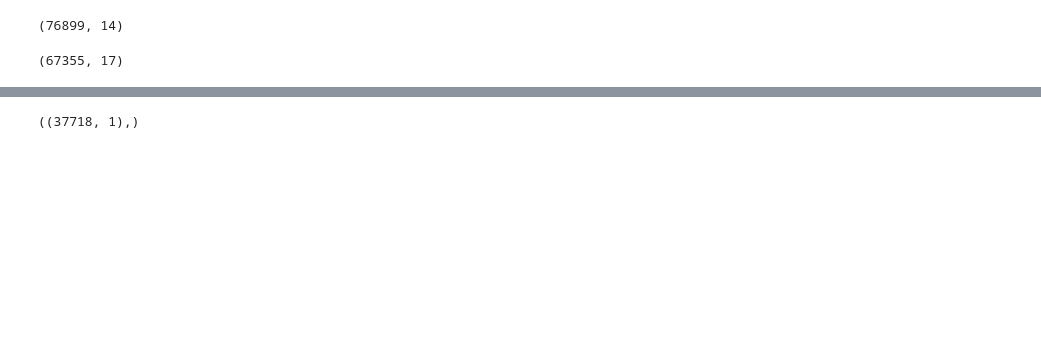
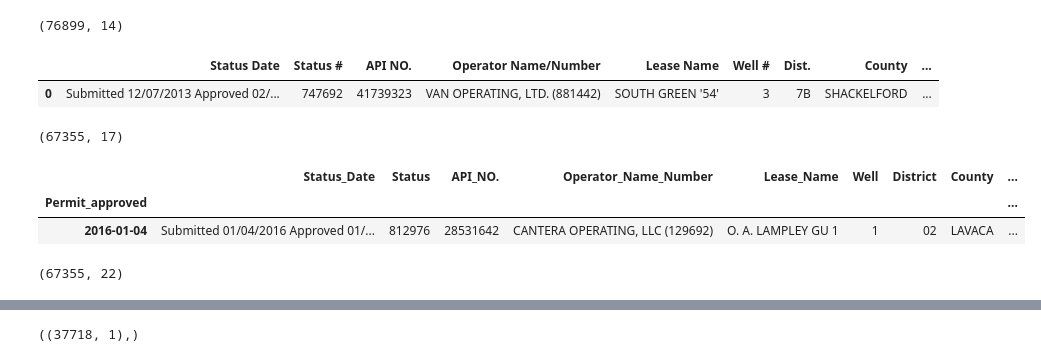
Before and after one commit to brianclements03/Individual_Project, a Jupyter notebook: scaling_troubleshoot.ipynb, the cells around one changed output, grey strips where cells are left out. Drawn from its saved outputs; the diff is of its cells as text; code cells hidden in the pictures; blank space fills up the shorter version.

```diff
--- a/scaling_troubleshoot.ipynb
+++ b/scaling_troubleshoot.ipynb
@@ -8,8 +8,24 @@ permits = wrangle_module.acquire_permits()
 permits.shape
 # %% [output]
 (76899, 14)
+# %%
+permits.head(1)
+# %% [output]
+|  | Status Date | Status # | API NO. | Operator Name/Number | Lease Name | Well # | Dist. | County | ... |
+| 0 | Submitted 12/07/2013 Approved 02/... | 747692 | 41739323 | VAN OPERATING, LTD. (881442) | SOUTH GREEN '54' | 3 | 7B | SHACKELFORD | ... |
 # %%
 permits = wrangle_module.prep_permits(permits)
 permits.shape
 # %% [output]
 (67355, 17)
+# %%
+permits.head(1)
+# %% [output]
+|  | Status_Date | Status | API_NO. | Operator_Name_Number | Lease_Name | Well | District | County | ... |
+| Permit_approved |  |  |  |  |  |  |  |  | ... |
+| 2016-01-04 | Submitted 01/04/2016 Approved 01/... | 812976 | 28531642 | CANTERA OPERATING, LLC (129692) | O. A. LAMPLEY GU 1 | 1 | 02 | LAVACA | ... |
+# %%
+permits = wrangle_module.encode_permits(permits)
+permits.shape
+# %% [output]
+(67355, 22)
```
Also changed, not shown: parts of 22 cells of this notebook, 2 other files.
